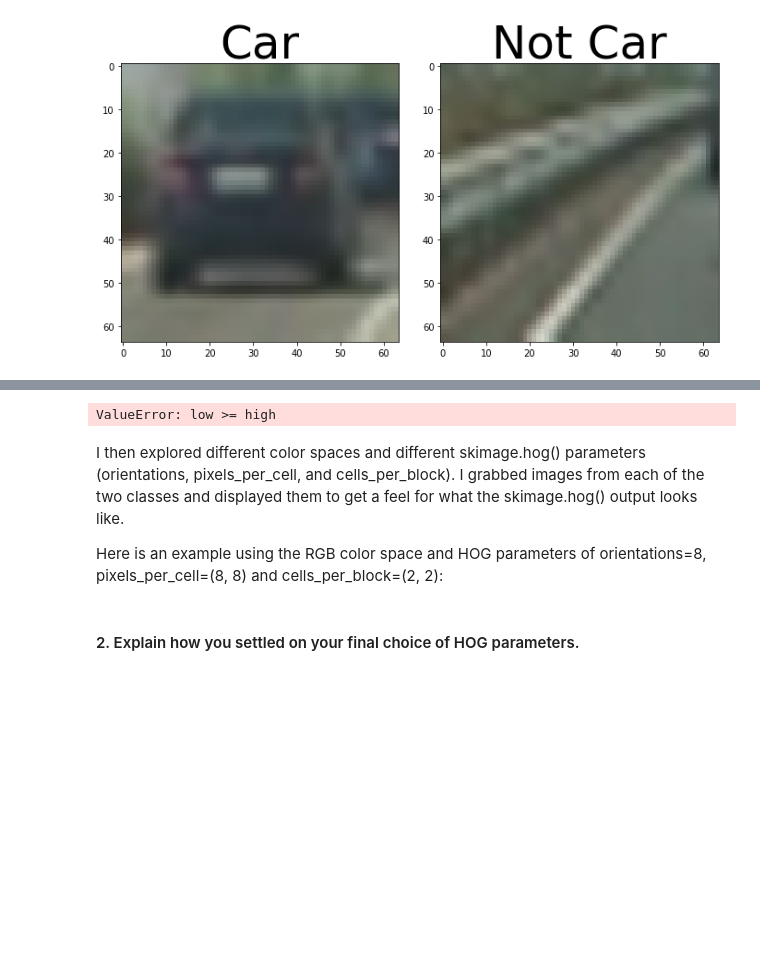
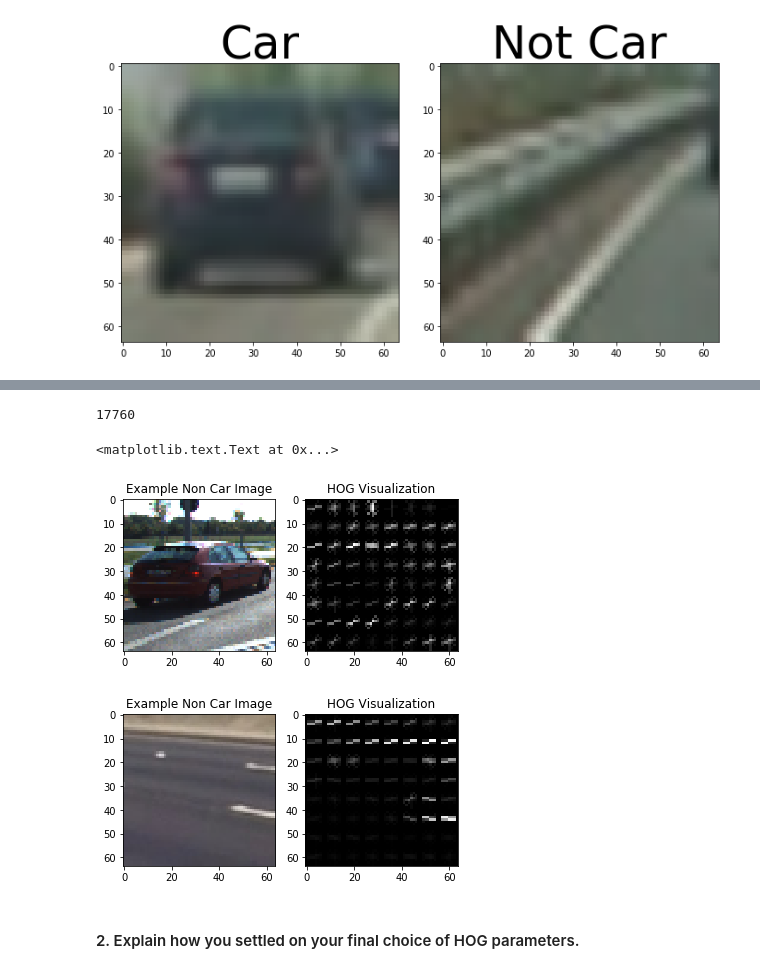
Before and after one commit to calsaviour/sdc, a Jupyter notebook: TermOne/CarND-Vehicle-Detection/submission/writeup.ipynb, the cells around one changed output, grey strips where cells are left out. Cells and saved outputs as stored; diff of their text form; code cells hidden in the pictures; blank space fills up the shorter version.

Commit message:
Add write up for vehicle detection

```diff
--- a/TermOne/CarND-Vehicle-Detection/submission/writeup.ipynb
+++ b/TermOne/CarND-Vehicle-Detection/submission/writeup.ipynb
@@ -55,21 +54,82 @@ len(notcars + cars)
+# %%
+def addImages(images):
+    results = []
+    for image in images:
+        results.append(image)
+    return results
+
+def getCars():
+    cars = []
+    carFar = glob.glob("dataset/vehicles/GTI_Far/*.png")
+    carLeft = glob.glob("dataset/vehicles/GTI_Left/*.png")
+    carMiddleClose = glob.glob("dataset/vehicles/GTI_MiddleClose/*.png")
+    carRight = glob.glob("dataset/vehicles/GTI_Right/*.png")
+    carKitti = glob.glob("dataset/vehicles/KITTI_extracted/*.png")
+    cars = addImages(carFar) + addImages(carLeft) + addImages(carMiddleClose) + addImages(carRight) + addImages(carKitti)
+    return cars
+
+def getNonCars():
+    notcars = []
+    notCarImagesExtras = glob.glob("dataset/non-vehicles/Extras/*png")
+    notCarImagesExtrasGTI = glob.glob("dataset/non-vehicles/GTI/*png")
+    notcars = addImages(notCarImagesExtras) + addImages(notCarImagesExtrasGTI)
+    return notcars
+
+# Read mages
+notcars = getNonCars()
+cars = getCars()
+len(notcars + cars)
+# %% [output]
+17760
 # %%
 
 # Generate a random index to look at a car image
 ind = np.random.randint(0, len(cars))
 # Read in the image
 image = mpimg.imread(cars[ind])
 gray = cv2.cvtColor(image, cv2.COLOR_RGB2GRAY)
 # Define HOG parameters
 orient = 9
 pix_per_cell = 8
 cell_per_block = 2
 # Call our function with vis=True to see an image output
 features, hog_image = get_hog_features(gray, orient,
                         pix_per_cell, cell_per_block,
                         vis=True, feature_vec=False)
+
+# Plot the examples
+fig = plt.figure()
+plt.subplot(121)
+plt.imshow(image, cmap='gray')
+plt.title('Example Non Car Image')
+plt.subplot(122)
+plt.imshow(hog_image, cmap='gray')
+plt.title('HOG Visualization')
+
+
+# Generate a random index to look at a not car image
+ind = np.random.randint(0, len(notcars))
+# Read in the image
+image = mpimg.imread(notcars[ind])
+gray = cv2.cvtColor(image, cv2.COLOR_RGB2GRAY)
+# Define HOG parameters
+orient = 9
+pix_per_cell = 8
+cell_per_block = 2
+# Call our function with vis=True to see an image output
+features, hog_image = get_hog_features(gray, orient,
+                        pix_per_cell, cell_per_block,
+                        vis=True, feature_vec=False)
+
+# Plot the examples
+fig = plt.figure()
+plt.subplot(121)
+plt.imshow(image, cmap='gray')
+plt.title('Example Non Car Image')
+plt.subplot(122)
+plt.imshow(hog_image, cmap='gray')
+plt.title('HOG Visualization')
 # %% [output]
-ValueError: low >= high
+<matplotlib.text.Text at 0x...>
+[figure, added]
+[figure, added]
-# %% [markdown]
-I then explored different color spaces and different skimage.hog() parameters (orientations, pixels_per_cell, and cells_per_block). I grabbed images from each of the two classes and displayed them to get a feel for what the skimage.hog() output looks like.
-
-Here is an example using the RGB color space and HOG parameters of orientations=8, pixels_per_cell=(8, 8) and cells_per_block=(2, 2):
```
Also changed, not shown: parts of 41 cells of this notebook, 6 other files.
